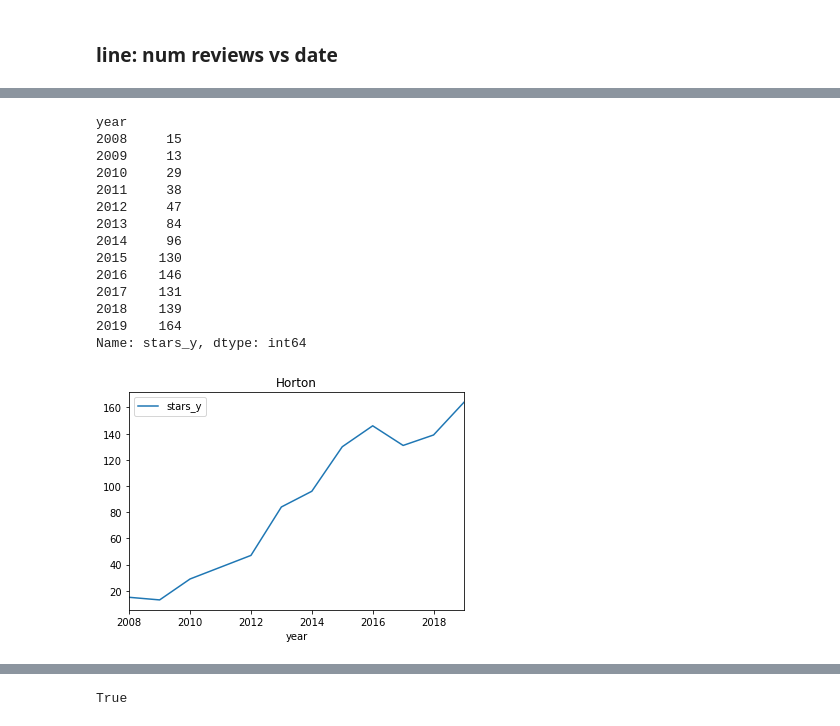
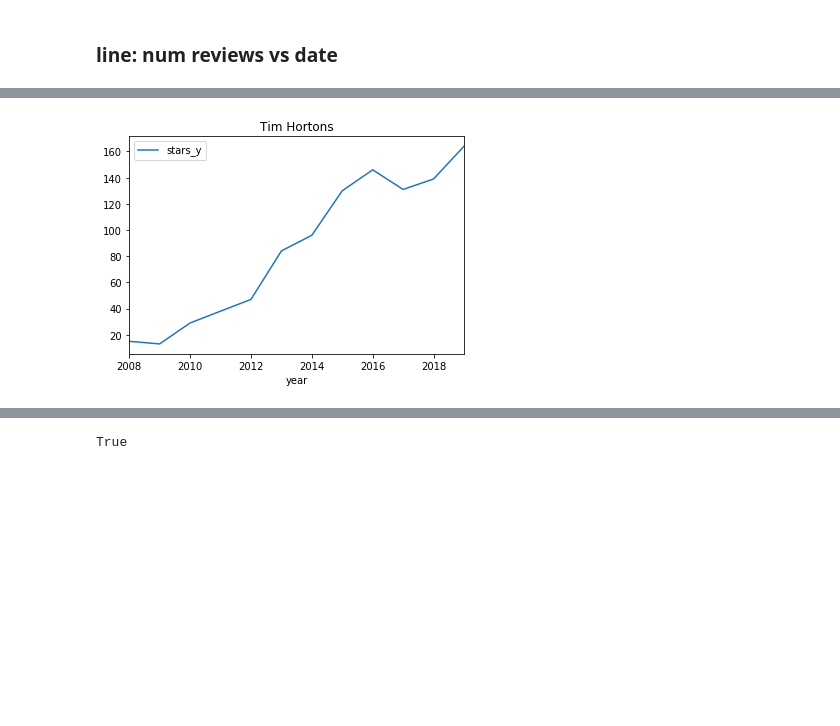
Before and after one commit to dliu9999/DSC106-Final-Project, a Jupyter notebook: yelp.ipynb, the cells around one changed output, grey strips where cells are left out. Saved outputs shown, nothing was run; the diff lists cells and outputs as text; code cells hidden in the pictures; blank space fills up the shorter version.

```diff
--- a/yelp.ipynb
+++ b/yelp.ipynb
@@ -183,20 +108,6 @@ Name: stars_y, dtype: int64
 [figure]
 # %%
-display(horton_reviews.groupby('year')['stars_y'].count())
-horton_reviews.groupby('year')['stars_y'].count().reset_index().plot(x='year', y='stars_y', title='Horton');
+# display(horton_reviews.groupby('year')['stars_y'].count())
+horton_reviews.groupby('year')['stars_y'].count().reset_index().plot(x='year', y='stars_y', title='Tim Hortons');
 # %% [output]
-year
-2008     15
-2009     13
-2010     29
-2011     38
-2012     47
-2013     84
-2014     96
-2015    130
-2016    146
-2017    131
-2018    139
-2019    164
-Name: stars_y, dtype: int64
-[figure, old version]
+[figure, new version]
```
Also changed, not shown: parts of 41 cells of this notebook, 1 other file.
